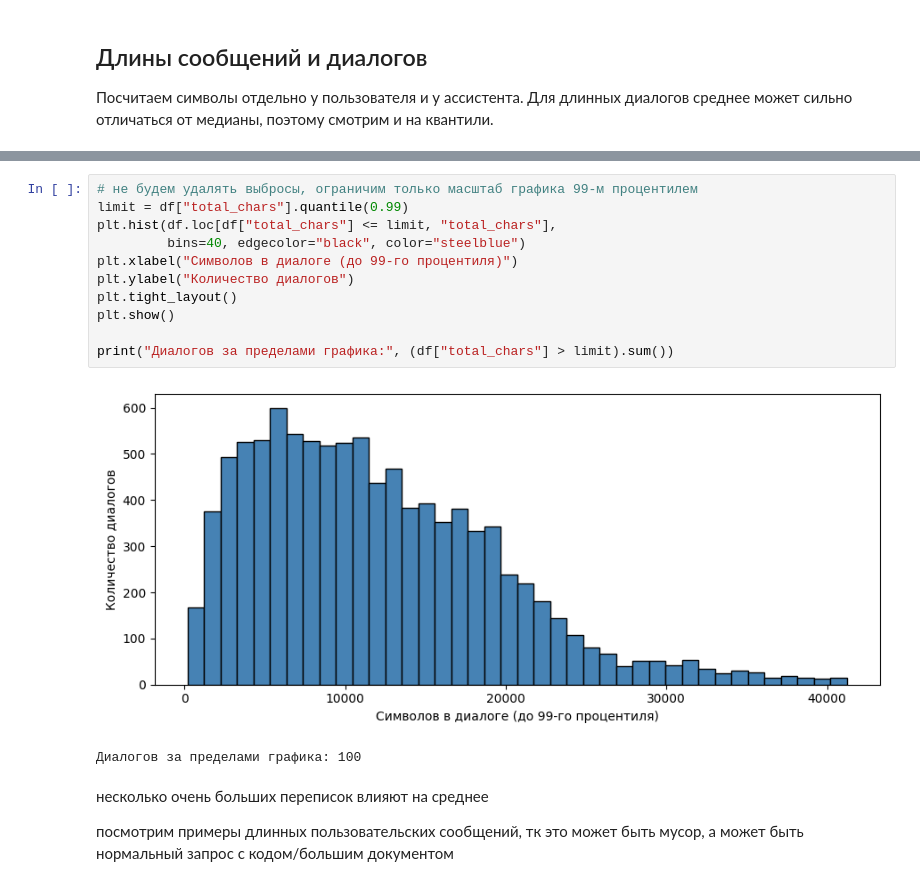
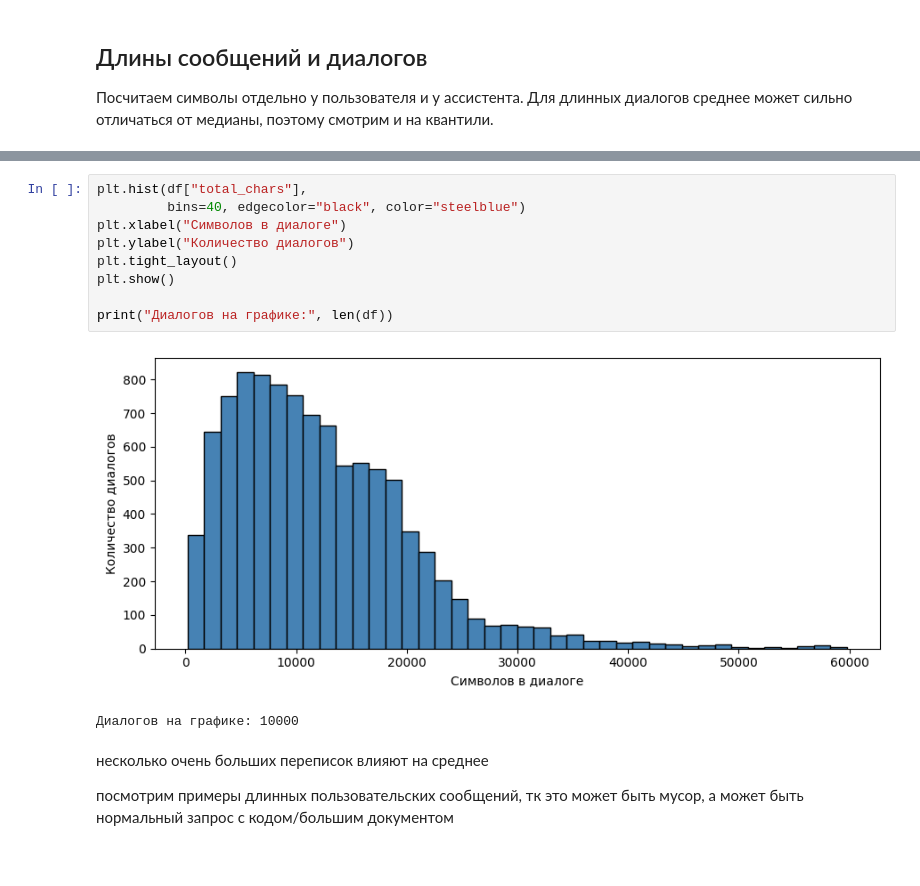
Before and after one commit to d1maal/TeamSpirit_hw_1, a Jupyter notebook: hw_1/eda_reworked.ipynb, the cells around one changed output, grey strips where cells are left out. Cells and saved outputs as stored; diff of their text form.

```diff
--- a/hw_1/eda_reworked.ipynb
+++ b/hw_1/eda_reworked.ipynb
@@ -158,17 +135,15 @@ print("\nДоля символов ассистента:",
 # %%
-# не будем удалять выбросы, ограничим только масштаб графика 99-м процентилем
-limit = df["total_chars"].quantile(0.99)
-plt.hist(df.loc[df["total_chars"] <= limit, "total_chars"],
+plt.hist(df["total_chars"],
          bins=40, edgecolor="black", color="steelblue")
-plt.xlabel("Символов в диалоге (до 99-го процентиля)")
+plt.xlabel("Символов в диалоге")
 plt.ylabel("Количество диалогов")
 plt.tight_layout()
 plt.show()
 
-print("Диалогов за пределами графика:", (df["total_chars"] > limit).sum())
+print("Диалогов на графике:", len(df))
 # %% [output]
-[figure, old version]
+[figure, new version]
-Диалогов за пределами графика: 100
+Диалогов на графике: 10000
 # %% [markdown]
 несколько очень больших переписок влияют на среднее
 
```
Also changed, not shown: parts of 7 cells of this notebook.
